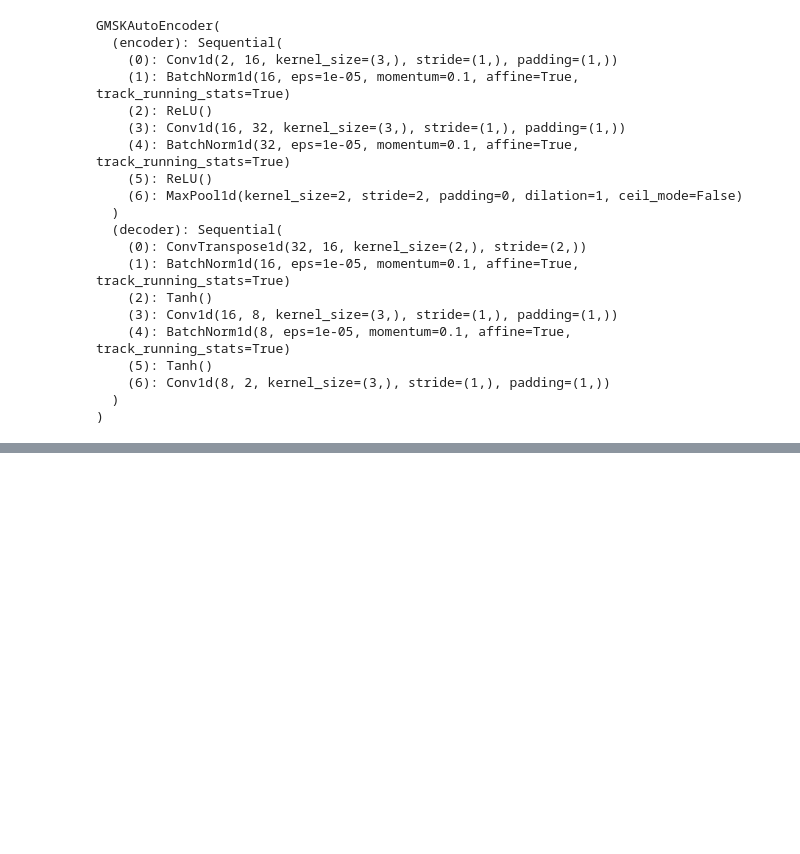
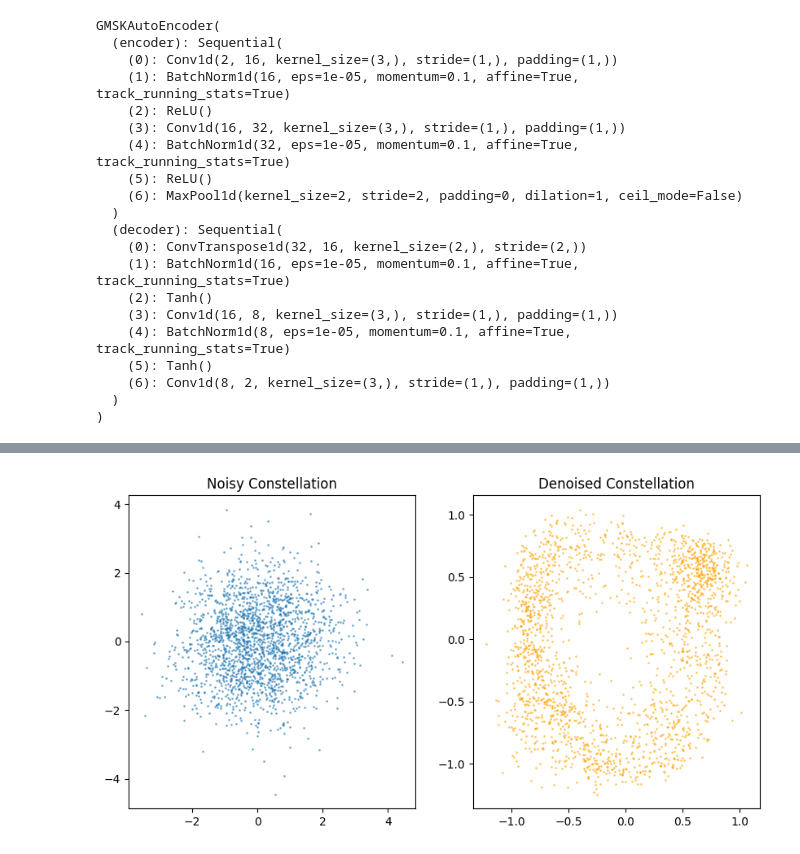
Before and after one commit to prayer-position/Cubesat-Radioastronomie, a Jupyter notebook: notebooks/AE_testing.ipynb, the cells around one changed output, grey strips where cells are left out. Saved outputs shown, nothing was run; the diff lists cells and outputs as text; code cells hidden in the pictures; blank space fills up the shorter version.

```diff
--- a/notebooks/AE_testing.ipynb
+++ b/notebooks/AE_testing.ipynb
@@ -118,0 +129,14 @@ ax3.imshow(img)
+# %%
+import matplotlib.pyplot as plt
+
+plt.figure(figsize=(10, 5))
+plt.subplot(1, 2, 1)
+plt.scatter(s_noisy.real[:2000], s_noisy.imag[:2000], s=1, alpha=0.5)
+plt.title("Noisy Constellation")
+
+plt.subplot(1, 2, 2)
+plt.scatter(denoised_iq.real[:2000], denoised_iq.imag[:2000], s=1, alpha=0.5, color='orange')
+plt.title("Denoised Constellation")
+plt.show()
+# %% [output]
+[figure, added]
```
Also changed, not shown: parts of 3 cells of this notebook.
